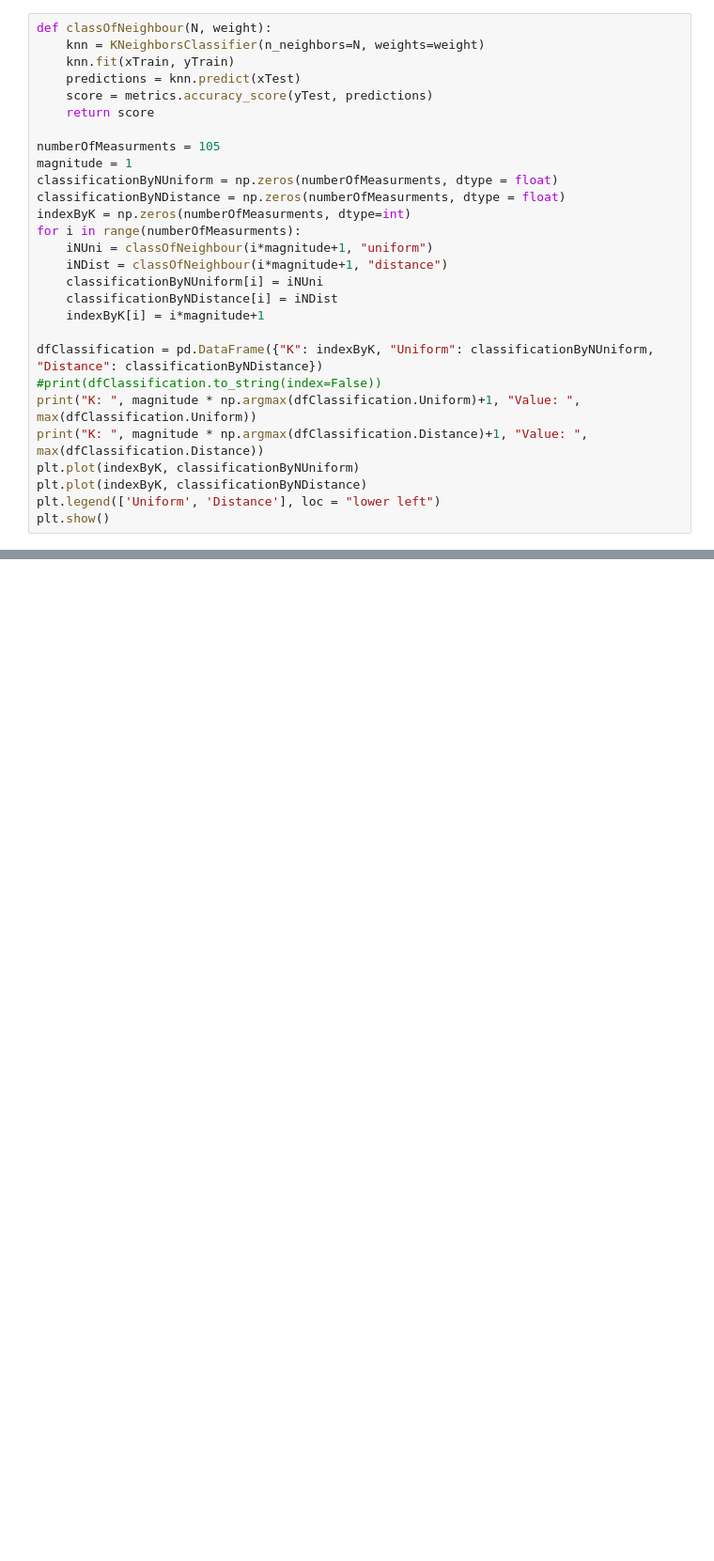
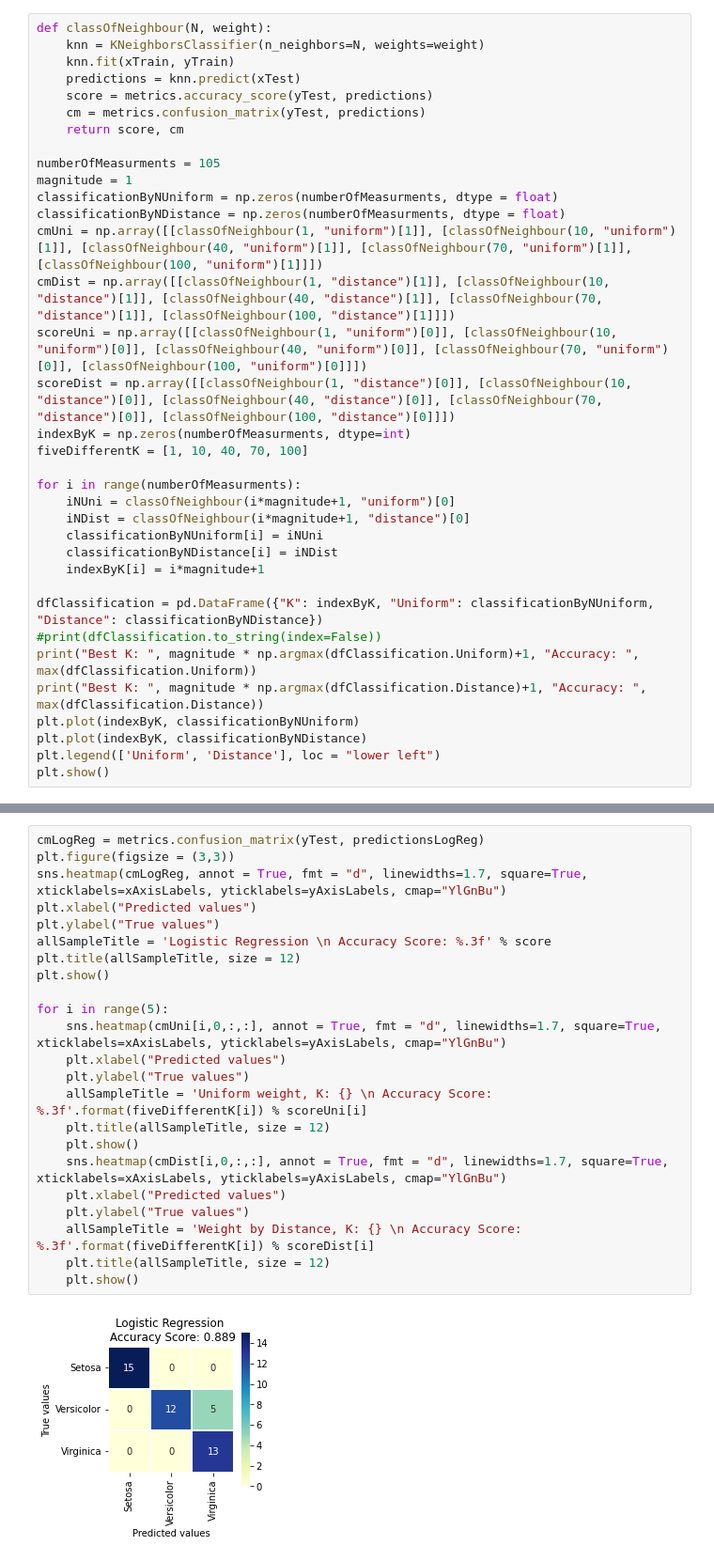
Before and after one commit to carljvh/intro-to-datascience-and-AI, a Jupyter notebook: assignment-2/Problem2.ipynb, the cells around one changed output, grey strips where cells are left out. Shown at 94% size. Saved outputs shown, nothing was run; the diff lists cells and outputs as text; blank space fills up the shorter version.

```diff
--- a/assignment-2/Problem2.ipynb
+++ b/assignment-2/Problem2.ipynb
@@ -46,24 +44,31 @@ def classOfNeighbour(N, weight):
     knn.fit(xTrain, yTrain)
     predictions = knn.predict(xTest)
     score = metrics.accuracy_score(yTest, predictions)
-    return score
+    cm = metrics.confusion_matrix(yTest, predictions)
+    return score, cm
 
 numberOfMeasurments = 105
 magnitude = 1
 classificationByNUniform = np.zeros(numberOfMeasurments, dtype = float)
 classificationByNDistance = np.zeros(numberOfMeasurments, dtype = float)
+cmUni = np.array([[classOfNeighbour(1, "uniform")[1]], [classOfNeighbour(10, "uniform")[1]], [classOfNeighbour(40, "uniform")[1]], [classOfNeighbour(70, "uniform")[1]], [classOfNeighbour(100, "uniform")[1]]])
+cmDist = np.array([[classOfNeighbour(1, "distance")[1]], [classOfNeighbour(10, "distance")[1]], [classOfNeighbour(40, "distance")[1]], [classOfNeighbour(70, "distance")[1]], [classOfNeighbour(100, "distance")[1]]])
+scoreUni = np.array([[classOfNeighbour(1, "uniform")[0]], [classOfNeighbour(10, "uniform")[0]], [classOfNeighbour(40, "uniform")[0]], [classOfNeighbour(70, "uniform")[0]], [classOfNeighbour(100, "uniform")[0]]])
+scoreDist = np.array([[classOfNeighbour(1, "distance")[0]], [classOfNeighbour(10, "distance")[0]], [classOfNeighbour(40, "distance")[0]], [classOfNeighbour(70, "distance")[0]], [classOfNeighbour(100, "distance")[0]]])
 indexByK = np.zeros(numberOfMeasurments, dtype=int)
+fiveDifferentK = [1, 10, 40, 70, 100]
+
 for i in range(numberOfMeasurments):
-    iNUni = classOfNeighbour(i*magnitude+1, "uniform")
-    iNDist = classOfNeighbour(i*magnitude+1, "distance")
+    iNUni = classOfNeighbour(i*magnitude+1, "uniform")[0]
+    iNDist = classOfNeighbour(i*magnitude+1, "distance")[0]
     classificationByNUniform[i] = iNUni
     classificationByNDistance[i] = iNDist
     indexByK[i] = i*magnitude+1
 
 dfClassification = pd.DataFrame({"K": indexByK, "Uniform": classificationByNUniform, "Distance": classificationByNDistance})
 #print(dfClassification.to_string(index=False))
-print("K: ", magnitude * np.argmax(dfClassification.Uniform)+1, "Value: ", max(dfClassification.Uniform))
-print("K: ", magnitude * np.argmax(dfClassification.Distance)+1, "Value: ", max(dfClassification.Distance))
+print("Best K: ", magnitude * np.argmax(dfClassification.Uniform)+1, "Accuracy: ", max(dfClassification.Uniform))
+print("Best K: ", magnitude * np.argmax(dfClassification.Distance)+1, "Accuracy: ", max(dfClassification.Distance))
 plt.plot(indexByK, classificationByNUniform)
 plt.plot(indexByK, classificationByNDistance)
 plt.legend(['Uniform', 'Distance'], loc = "lower left")
@@ -76,0 +79,25 @@ We can see that the classification model K-Nearest-Neighbors performs well in bo
+# %%
+cmLogReg = metrics.confusion_matrix(yTest, predictionsLogReg)
+plt.figure(figsize = (3,3))
+sns.heatmap(cmLogReg, annot = True, fmt = "d", linewidths=1.7, square=True, xticklabels=xAxisLabels, yticklabels=yAxisLabels, cmap="YlGnBu")
+plt.xlabel("Predicted values")
+plt.ylabel("True values")
+allSampleTitle = 'Logistic Regression \n Accuracy Score: %.3f' % score
+plt.title(allSampleTitle, size = 12)
+plt.show()
+
+for i in range(5):
+    sns.heatmap(cmUni[i,0,:,:], annot = True, fmt = "d", linewidths=1.7, square=True, xticklabels=xAxisLabels, yticklabels=yAxisLabels, cmap="YlGnBu")
+    plt.xlabel("Predicted values")
+    plt.ylabel("True values")
+    allSampleTitle = 'Uniform weight, K: {} \n Accuracy Score: %.3f'.format(fiveDifferentK[i]) % scoreUni[i]
+    plt.title(allSampleTitle, size = 12)
+    plt.show()
+    sns.heatmap(cmDist[i,0,:,:], annot = True, fmt = "d", linewidths=1.7, square=True, xticklabels=xAxisLabels, yticklabels=yAxisLabels, cmap="YlGnBu")
+    plt.xlabel("Predicted values")
+    plt.ylabel("True values")
+    allSampleTitle = 'Weight by Distance, K: {} \n Accuracy Score: %.3f'.format(fiveDifferentK[i]) % scoreDist[i]
+    plt.title(allSampleTitle, size = 12)
+    plt.show()
+# %% [output]
+[figure, added]
```
Also changed, not shown: parts of 6 cells of this notebook, 1 other file.
